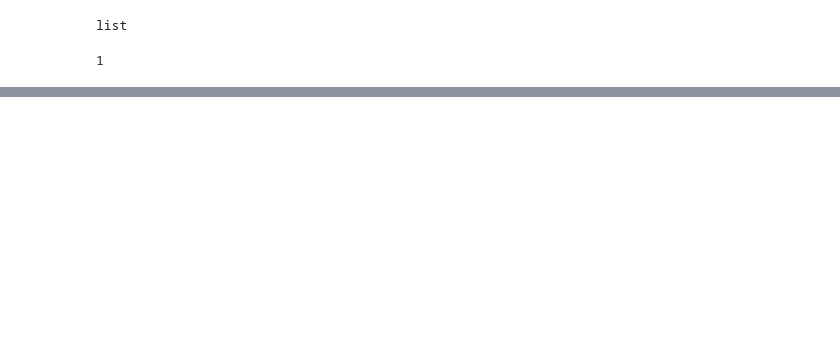
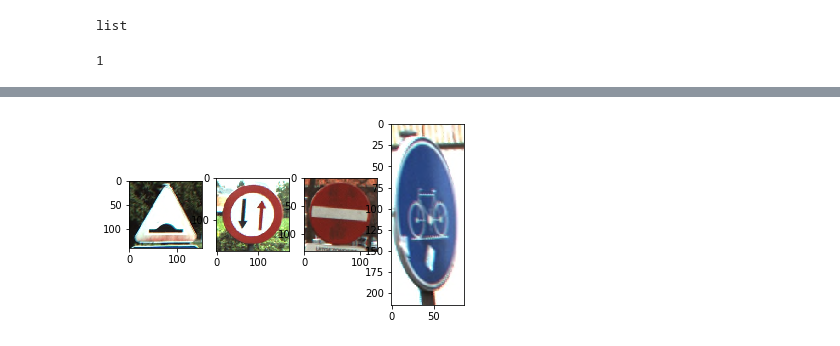
Before and after one commit to sidhant-guliani/TrafficSign_Analysis_CNN, a Jupyter notebook: traffic_signals.ipynb, the cells around one changed output, grey strips where cells are left out. Cells and saved outputs as stored; diff of their text form; code cells hidden in the pictures; blank space fills up the shorter version.

```diff
--- a/traffic_signals.ipynb
+++ b/traffic_signals.ipynb
@@ -48,0 +59,11 @@ print(images_array.ndim)
+# %%
+# printing the random signs from dataset
+traffic_signs= [100,1000,1230,2498]
+for i in range(len(traffic_signs)):
+    plt.subplot(1,4,i+1)
+    plt.imshow(images[traffic_signs[i]])
+    #plt.subplots_adjust(wspace=0.5)
+
+plt.show()
+# %% [output]
+[figure, added]
```
Also changed, not shown: parts of 10 cells of this notebook.
